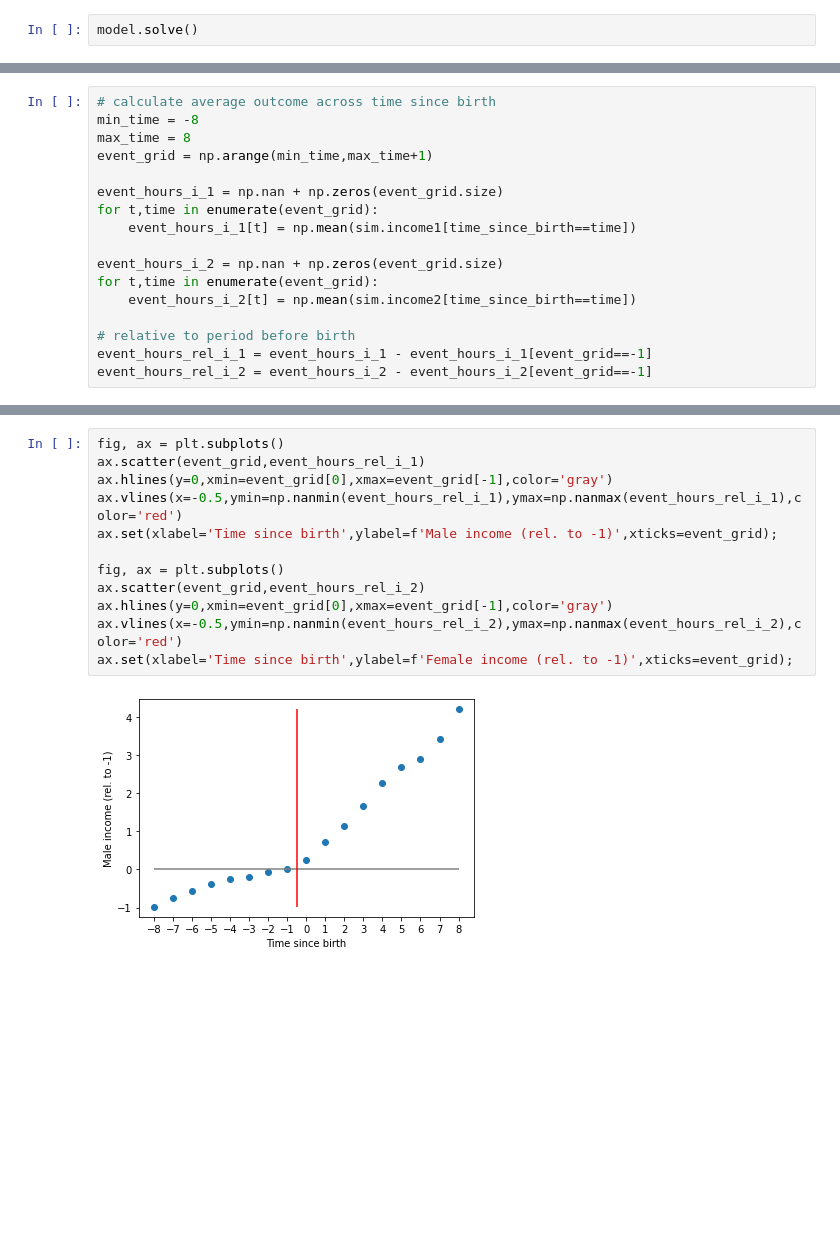
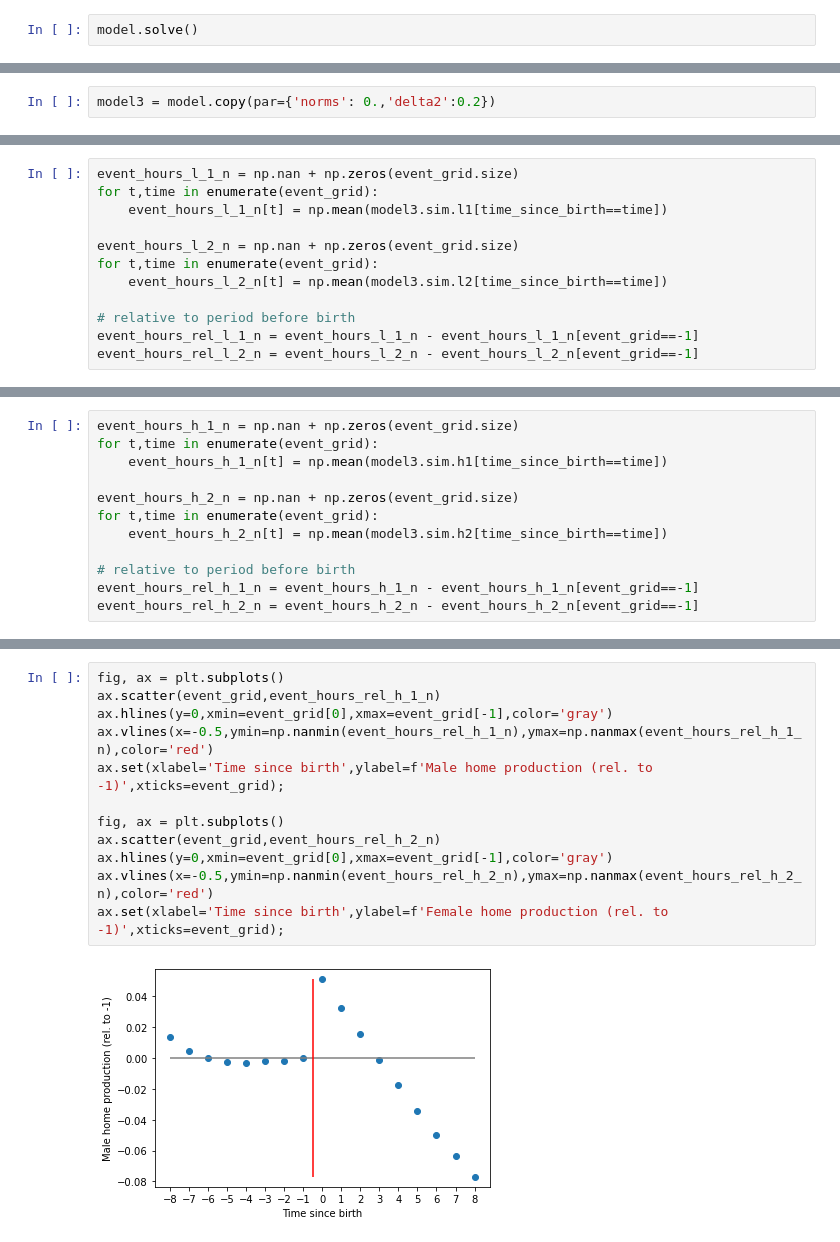
Before and after one commit to NumEconCopenhagen/projects-2023-aca, a Jupyter notebook: modelproject/modelproject code.ipynb, the cells around one changed output, grey strips where cells are left out. Cells and saved outputs as stored; diff of their text form; blank space fills up the shorter version.

```diff
--- a/modelproject/modelproject code.ipynb
+++ b/modelproject/modelproject code.ipynb
@@ -238,0 +243,2 @@ ax.set(xlabel='Time since birth',ylabel=f'Female labor hours worked (rel. to -1)
+# %%
+model3 = model.copy(par={'norms': 0.,'delta2':0.2})
@@ -239,2 +307,14 @@ ax.set(xlabel='Time since birth',ylabel=f'Female labor hours worked (rel. to -1)
+# %%
+event_hours_l_1_n = np.nan + np.zeros(event_grid.size)
+for t,time in enumerate(event_grid):
+    event_hours_l_1_n[t] = np.mean(model3.sim.l1[time_since_birth==time])
+
+event_hours_l_2_n = np.nan + np.zeros(event_grid.size)
+for t,time in enumerate(event_grid):
+    event_hours_l_2_n[t] = np.mean(model3.sim.l2[time_since_birth==time])
+
+# relative to period before birth
+event_hours_rel_l_1_n = event_hours_l_1_n - event_hours_l_1_n[event_grid==-1]
+event_hours_rel_l_2_n = event_hours_l_2_n - event_hours_l_2_n[event_grid==-1]
 # %%
 fig, ax = plt.subplots()
@@ -254,17 +336,12 @@ ax.set(xlabel='Time since birth',ylabel=f'Labor hours worked (female)',xticks=ev
 # %%
-# calculate average outcome across time since birth
-min_time = -8
-max_time = 8
-event_grid = np.arange(min_time,max_time+1)
+event_hours_h_1_n = np.nan + np.zeros(event_grid.size)
+for t,time in enumerate(event_grid):
+    event_hours_h_1_n[t] = np.mean(model3.sim.h1[time_since_birth==time])
 
-event_hours_i_1 = np.nan + np.zeros(event_grid.size)
+event_hours_h_2_n = np.nan + np.zeros(event_grid.size)
 for t,time in enumerate(event_grid):
-    event_hours_i_1[t] = np.mean(sim.income1[time_since_birth==time])
-
-event_hours_i_2 = np.nan + np.zeros(event_grid.size)
-for t,time in enumerate(event_grid):
-    event_hours_i_2[t] = np.mean(sim.income2[time_since_birth==time])
+    event_hours_h_2_n[t] = np.mean(model3.sim.h2[time_since_birth==time])
 
 # relative to period before birth
-event_hours_rel_i_1 = event_hours_i_1 - event_hours_i_1[event_grid==-1]
-event_hours_rel_i_2 = event_hours_i_2 - event_hours_i_2[event_grid==-1]
+event_hours_rel_h_1_n = event_hours_h_1_n - event_hours_h_1_n[event_grid==-1]
+event_hours_rel_h_2_n = event_hours_h_2_n - event_hours_h_2_n[event_grid==-1]
@@ -278,14 +348,14 @@ array([-3.72535936, -3.73386768, -3.73890865, -3.74164369, -3.74188284,
 # %%
 fig, ax = plt.subplots()
-ax.scatter(event_grid,event_hours_rel_i_1)
+ax.scatter(event_grid,event_hours_rel_h_1_n)
 ax.hlines(y=0,xmin=event_grid[0],xmax=event_grid[-1],color='gray')
-ax.vlines(x=-0.5,ymin=np.nanmin(event_hours_rel_i_1),ymax=np.nanmax(event_hours_rel_i_1),color='red')
-ax.set(xlabel='Time since birth',ylabel=f'Male income (rel. to -1)',xticks=event_grid);
+ax.vlines(x=-0.5,ymin=np.nanmin(event_hours_rel_h_1_n),ymax=np.nanmax(event_hours_rel_h_1_n),color='red')
+ax.set(xlabel='Time since birth',ylabel=f'Male home production (rel. to -1)',xticks=event_grid);
 
 fig, ax = plt.subplots()
-ax.scatter(event_grid,event_hours_rel_i_2)
+ax.scatter(event_grid,event_hours_rel_h_2_n)
 ax.hlines(y=0,xmin=event_grid[0],xmax=event_grid[-1],color='gray')
-ax.vlines(x=-0.5,ymin=np.nanmin(event_hours_rel_i_2),ymax=np.nanmax(event_hours_rel_i_2),color='red')
-ax.set(xlabel='Time since birth',ylabel=f'Female income (rel. to -1)',xticks=event_grid);
+ax.vlines(x=-0.5,ymin=np.nanmin(event_hours_rel_h_2_n),ymax=np.nanmax(event_hours_rel_h_2_n),color='red')
+ax.set(xlabel='Time since birth',ylabel=f'Female home production (rel. to -1)',xticks=event_grid);
 # %% [output]
-[figure, old version]
+[figure, new version]
```
Also changed, not shown: parts of 56 cells of this notebook, 2 other files.
